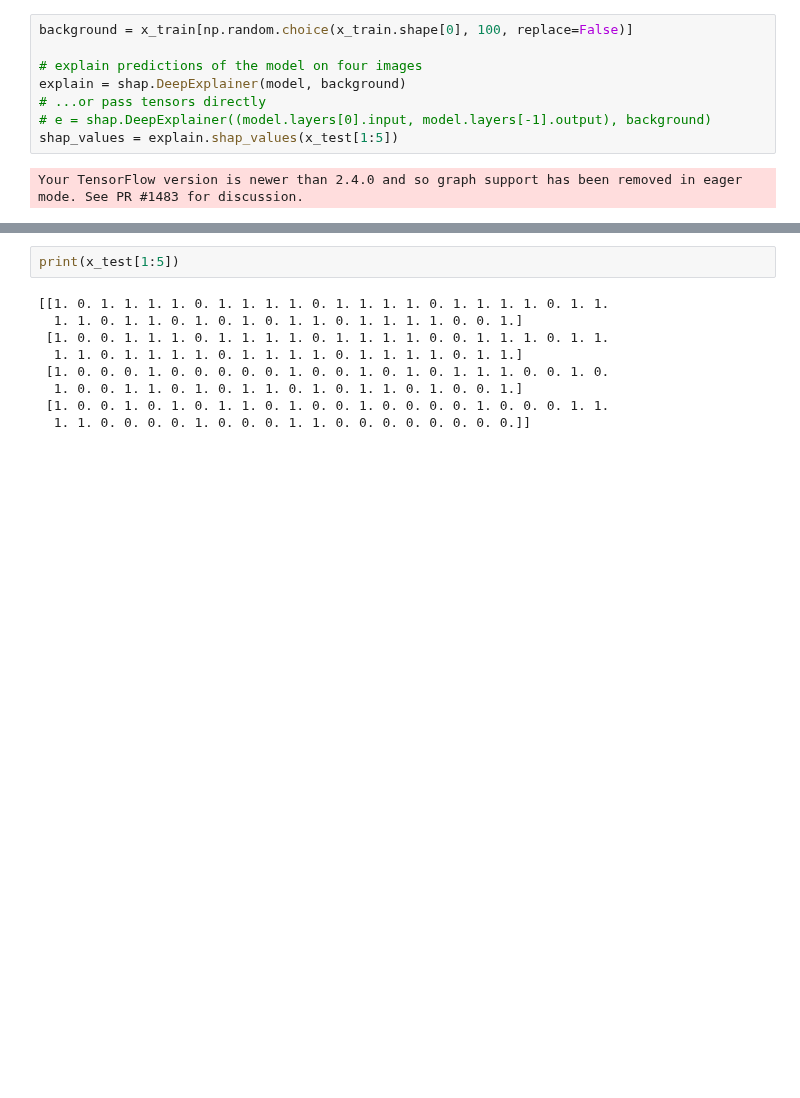
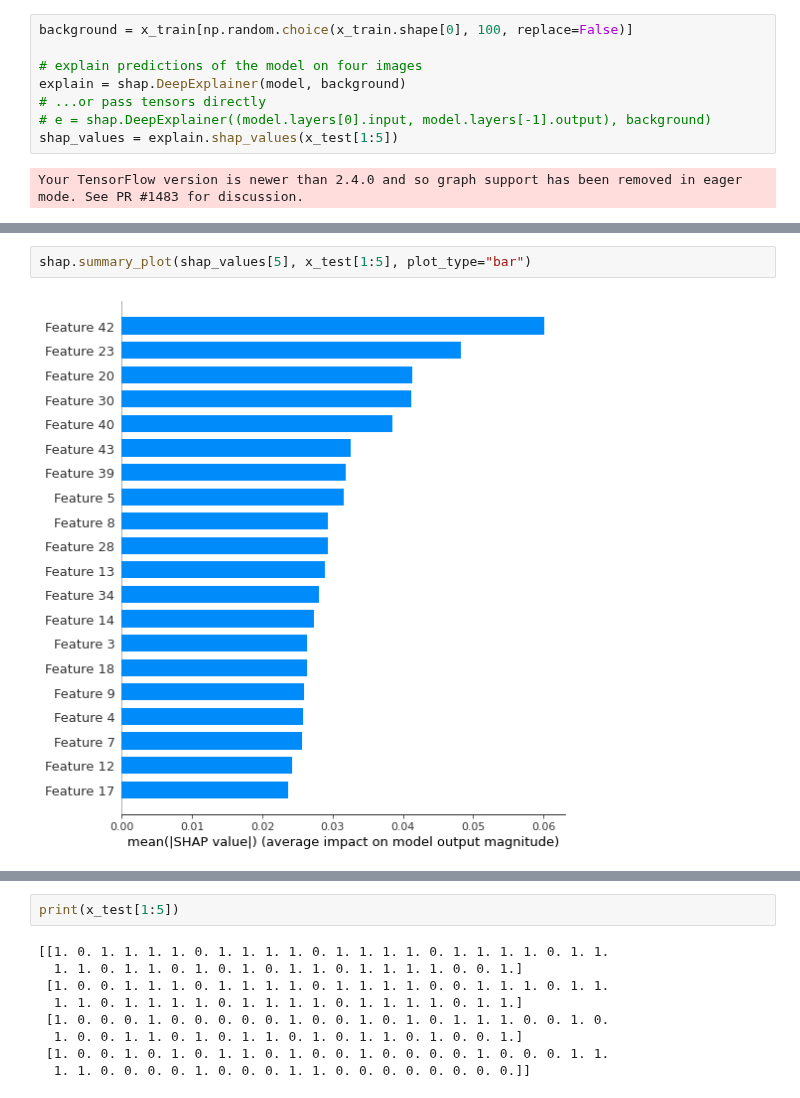
Before and after one commit to p-owens/MAI, a Jupyter notebook: MAI.ipynb, the cells around one changed output, grey strips where cells are left out. Drawn from its saved outputs; the diff is of its cells as text; blank space fills up the shorter version.

```diff
--- a/MAI.ipynb
+++ b/MAI.ipynb
@@ -234 +245,5 @@ print(type(shap_values))
+# %%
+shap.summary_plot(shap_values[5], x_test[1:5], plot_type="bar")
+# %% [output]
+[figure, added]
 # %%
```
Also changed, not shown: parts of 4 cells of this notebook.
